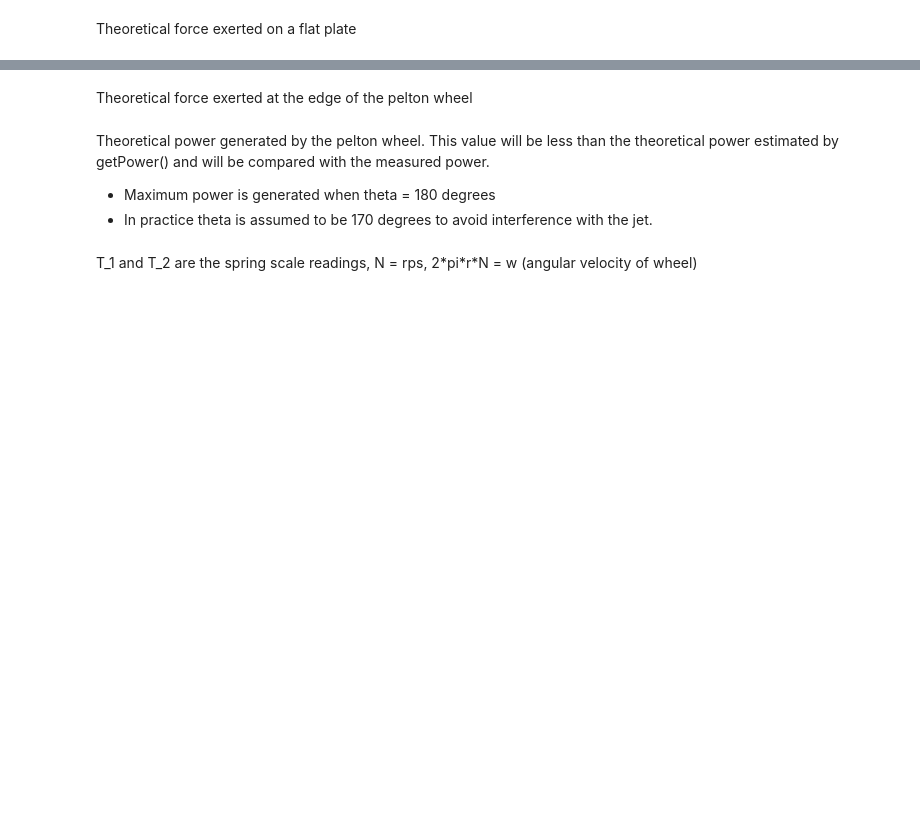
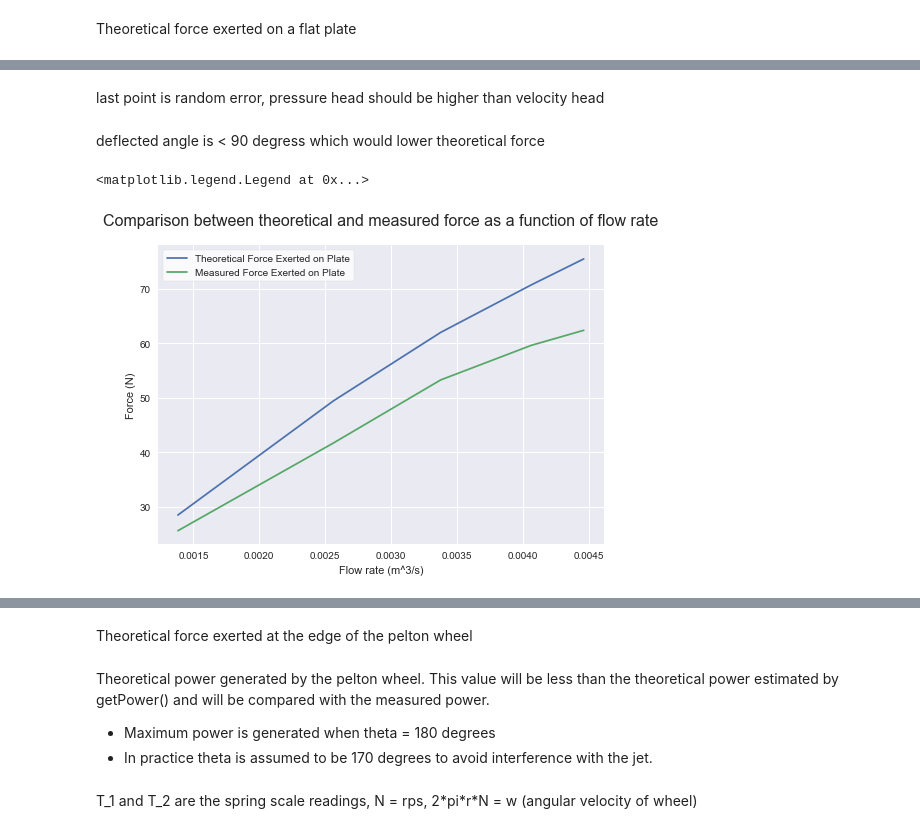
Before and after one commit to mpampolina/CIVL, a Jupyter notebook: CIVL 315 - Lab 2.ipynb, the cells around one changed output, grey strips where cells are left out. Cells and saved outputs as stored; diff of their text form; code cells hidden in the pictures; blank space fills up the shorter version.

```diff
--- a/CIVL 315 - Lab 2.ipynb
+++ b/CIVL 315 - Lab 2.ipynb
@@ -9,8 +61,13 @@ rho = 1000 # Density of Water, kg/m^3
 # %% [markdown]
 Theoretical force exerted on a flat plate
 # %%
-def forceExertedPlate(rho, Q, v, theta):
+def forceExertedPlate(Q, v, theta, rho=1000):
     return rho*Q*v*(1-math.cos(theta))
 # %%
-def getPower(rho, g, Q, H):
-    return rho*g*Q*H
+def getInputPower(gamma, Q, H):
+    return gamma*Q*H
+# %%
+jet_si["force_plate_theoretical"] = jet_si.apply(lambda rows: forceExertedPlate(rows["Q"], rows["v"], math.pi/2), axis=1)
+# %%
+jet_si["input_power"] = jet_si.apply(lambda rows: getInputPower(gamma_water, rows["Q"], rows["pressure_head"]), axis=1)
+jet_si["nozzle_head_loss"] = jet_si.apply(lambda rows: rows["pressure_head"] - rows["velocity_head"], axis=1)
@@ -16,0 +94,14 @@ def getPower(rho, g, Q, H):
+# %% [markdown]
+last point is random error, pressure head should be higher than velocity head
+# %% [markdown]
+deflected angle is < 90 degress which would lower theoretical force
+# %%
+plt.plot(jet_si["Q"], jet_si["force_plate_theoretical"], label="Theoretical Force Exerted on Plate")
+plt.plot(jet_si["Q"], jet_si["force_plate_actual"], label="Measured Force Exerted on Plate")
+plt.title("Comparison between theoretical and measured force as a function of flow rate", fontsize=16, pad=20)
+plt.xlabel("Flow rate (m^3/s)")
+plt.ylabel("Force (N)")
+plt.legend(frameon=True, facecolor="white")
+# %% [output]
+<matplotlib.legend.Legend at 0x...>
+[figure, added]
```
Also changed, not shown: parts of 35 cells of this notebook.
